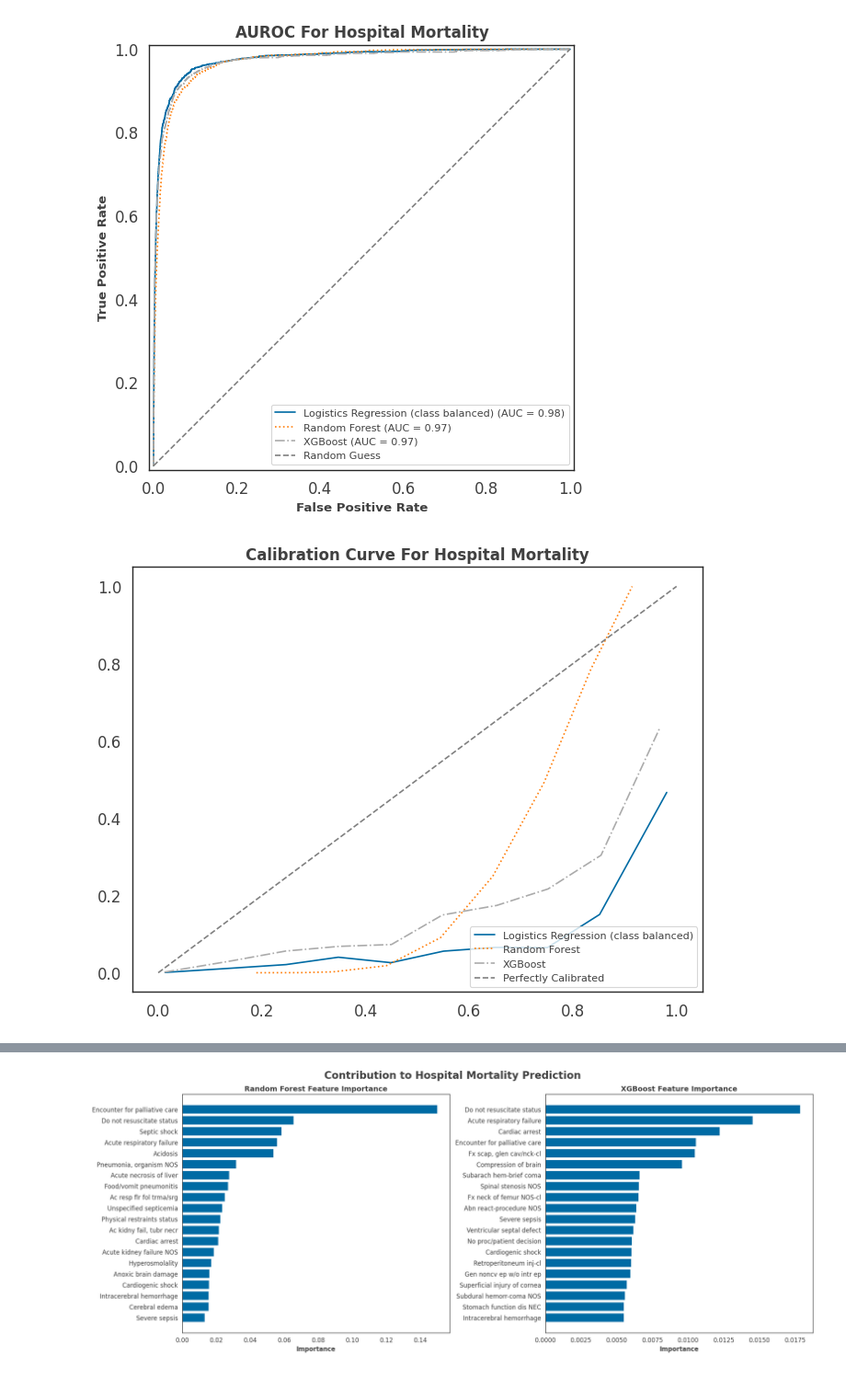
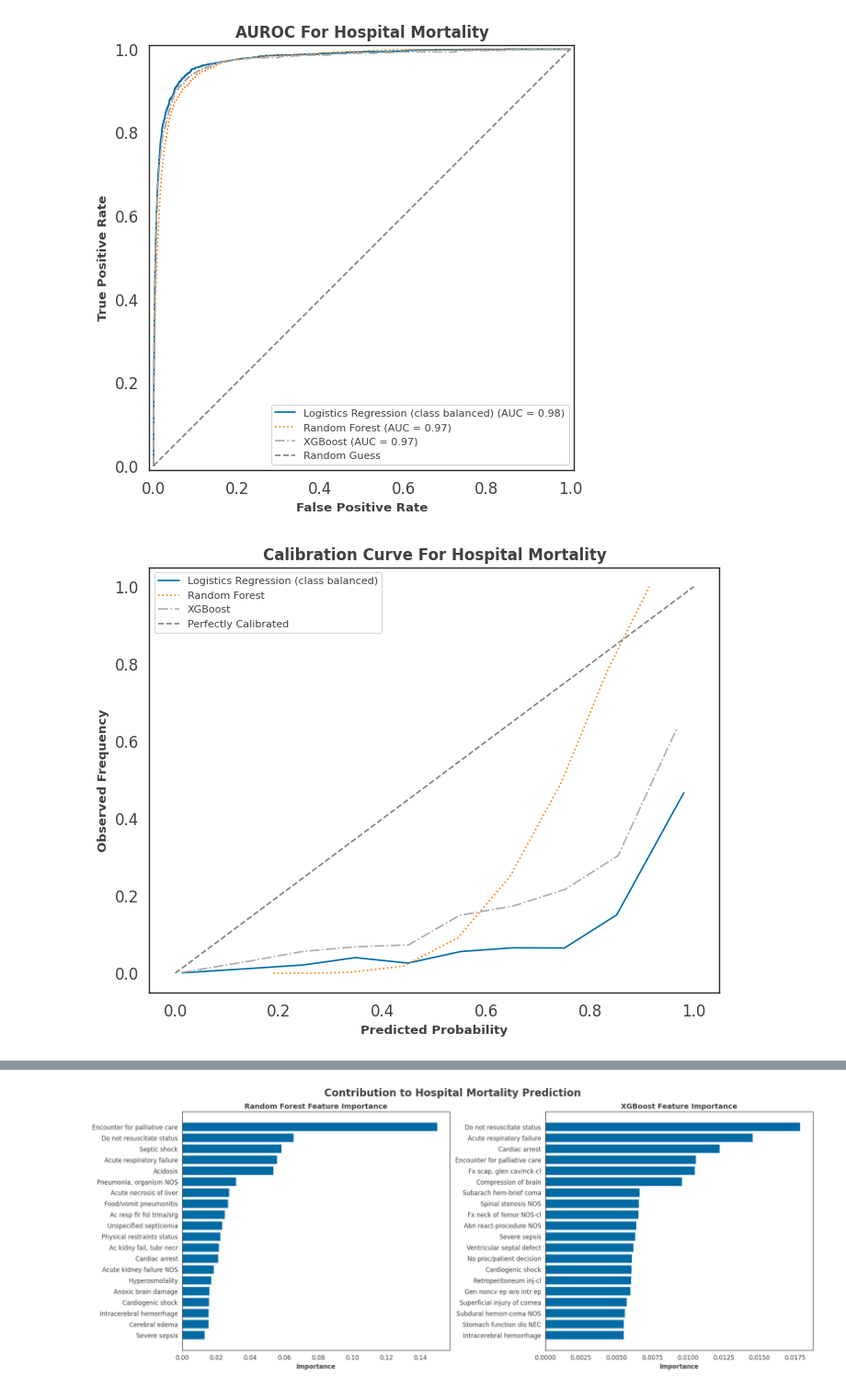
Before and after one commit to bbj-lab/data-leakage, a Jupyter notebook: notebooks/icd_model.ipynb, the cells around one changed output, grey strips where cells are left out. Shown at 92% size. Cells and saved outputs as stored; diff of their text form; code cells hidden in the pictures.

```diff
--- a/notebooks/icd_model.ipynb
+++ b/notebooks/icd_model.ipynb
@@ -764,0 +755,15 @@ with open('../models/best_xgboost.pkl', 'wb') as f:
+# %%
+model_paths = {
+    "lr": "../models/best_lr.pkl",
+    "rf": "../models/best_rf.pkl",
+    "xgboost": "../models/best_xgboost.pkl"
+}
+
+for var_name, path in model_paths.items():
+
+    if var_name not in locals():
+        # Otherwise, load from disk
+        with open(path, "rb") as f:
+            model = pickle.load(f)
+        locals()[var_name] = model
+        print(f"Loaded {var_name} from {path}")
@@ -815,20 +824,22 @@ plt.savefig(f"../results/auroc.png", dpi=300)
 # %%
 line_styles = ['-', ':', '-.']
 # colors = ['blue', 'green', 'red']  # (optional) different colors per model
 
 plt.figure(figsize=(8, 6))
 
 for model, name, style in zip(models, model_names, line_styles):
     # Get predicted probabilities for the positive class
     y_pred = model.predict_proba(test_X)[:, 1]
     prob_true, prob_pred = calibration_curve(test_y, y_pred, n_bins=10)
 
     plt.plot(prob_pred, prob_true, linestyle=style, label=name)
 
 plt.plot([0, 1], [0, 1], linestyle="--", color="gray", label="Perfectly Calibrated")
 plt.title("Calibration Curve For Hospital Mortality")
-plt.legend(loc="lower right", fontsize=8)
+plt.xlabel("Predicted Probability")
+plt.ylabel("Observed Frequency")
+plt.legend(loc="upper left", fontsize=8)
 plt.savefig("../results/calibration.png", dpi=300)
 plt.show()
 # %% [output]
-[figure, old version]
+[figure, new version]
```
Also changed, not shown: parts of 8 cells of this notebook, 2 other files.
